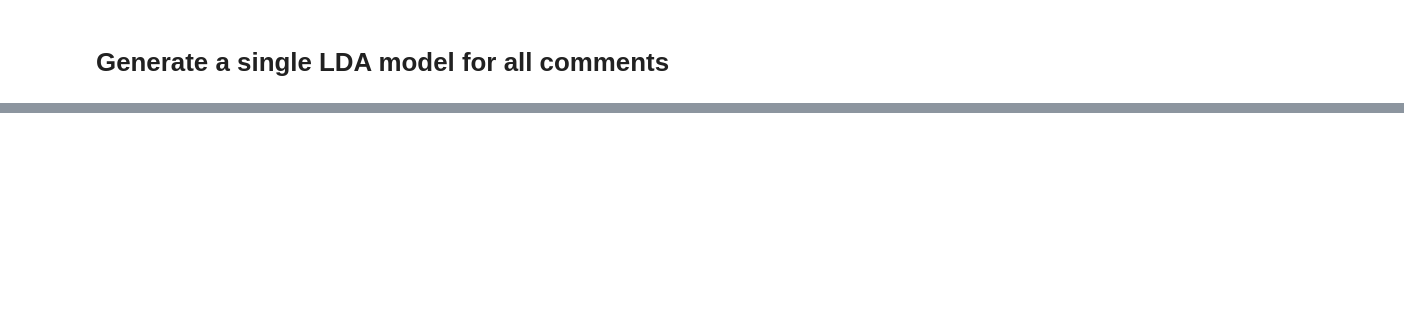
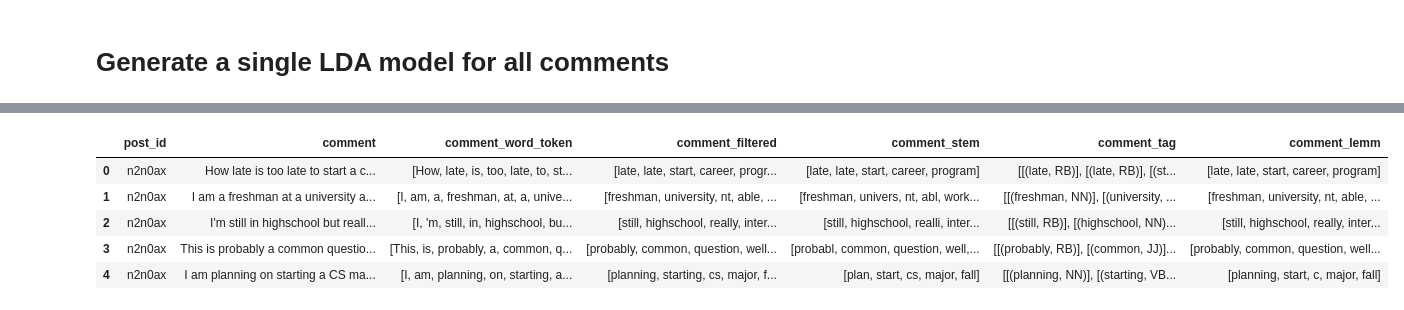
Before and after one commit to reddit-conflicting-viewpoints/Reddit, a Jupyter notebook: notebooks/LDA (CS) - Andrew 1-20-2022.ipynb, the cells around one changed output, grey strips where cells are left out. Cells and saved outputs as stored; diff of their text form; code cells hidden in the pictures; blank space fills up the shorter version.

Commit message:
added LDA on the lemm instead

```diff
--- a/notebooks/LDA (CS) - Andrew 1-20-2022.ipynb
+++ b/notebooks/LDA (CS) - Andrew 1-20-2022.ipynb
@@ -256,0 +333,3 @@ topic_results
+# %%
+df_comments = pd.read_csv("../data/raw/" + subreddit + "_comments.csv", lineterminator='\n')
+df_comments.head()
@@ -256,0 +343,10 @@ topic_results
+# %%
+PreProcess.preprocess(df_comments, 'comment', lemm=True)
+df_comments.head()
+# %% [output]
+|  | post_id | comment | comment_word_token | comment_filtered | comment_stem | comment_tag | comment_lemm |
+| 0 | n2n0ax | How late is too late to start a c... | [How, late, is, too, late, to, st... | [late, late, start, career, progr... | [late, late, start, career, program] | [[(late, RB)], [(late, RB)], [(st... | [late, late, start, career, program] |
+| 1 | n2n0ax | I am a freshman at a university a... | [I, am, a, freshman, at, a, unive... | [freshman, university, nt, able, ... | [freshman, univers, nt, abl, work... | [[(freshman, NN)], [(university, ... | [freshman, university, nt, able, ... |
+| 2 | n2n0ax | I'm still in highschool but reall... | [I, 'm, still, in, highschool, bu... | [still, highschool, really, inter... | [still, highschool, realli, inter... | [[(still, RB)], [(highschool, NN)... | [still, highschool, really, inter... |
+| 3 | n2n0ax | This is probably a common questio... | [This, is, probably, a, common, q... | [probably, common, question, well... | [probabl, common, question, well,... | [[(probably, RB)], [(common, JJ)]... | [probably, common, question, well... |
+| 4 | n2n0ax | I am planning on starting a CS ma... | [I, am, planning, on, starting, a... | [planning, starting, cs, major, f... | [plan, start, cs, major, fall] | [[(planning, NN)], [(starting, VB... | [planning, start, c, major, fall] |
```
Also changed, not shown: parts of 22 cells of this notebook, 1 other file.
